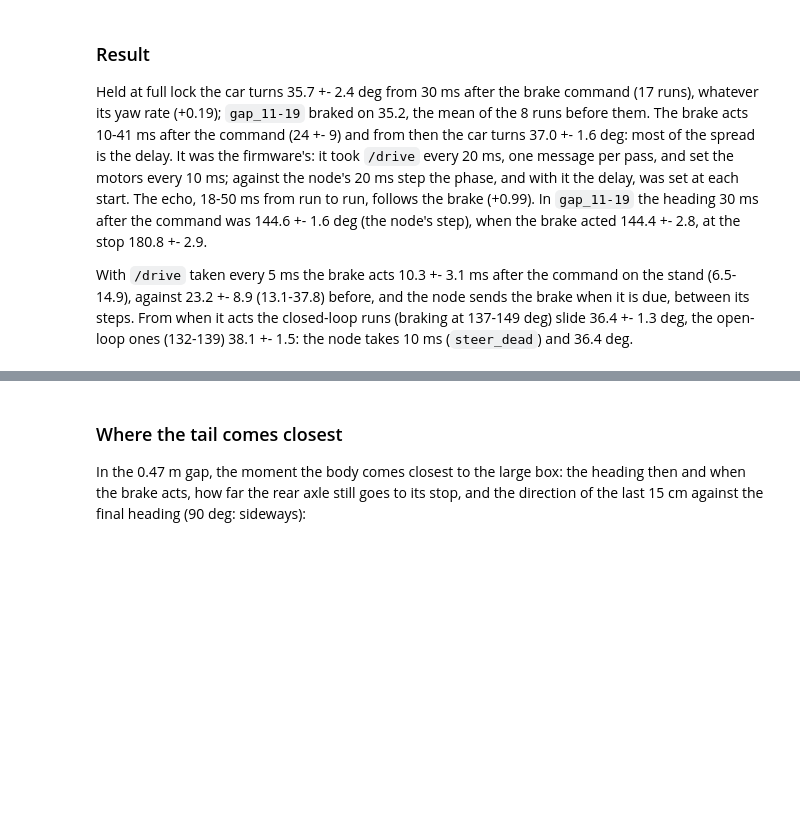
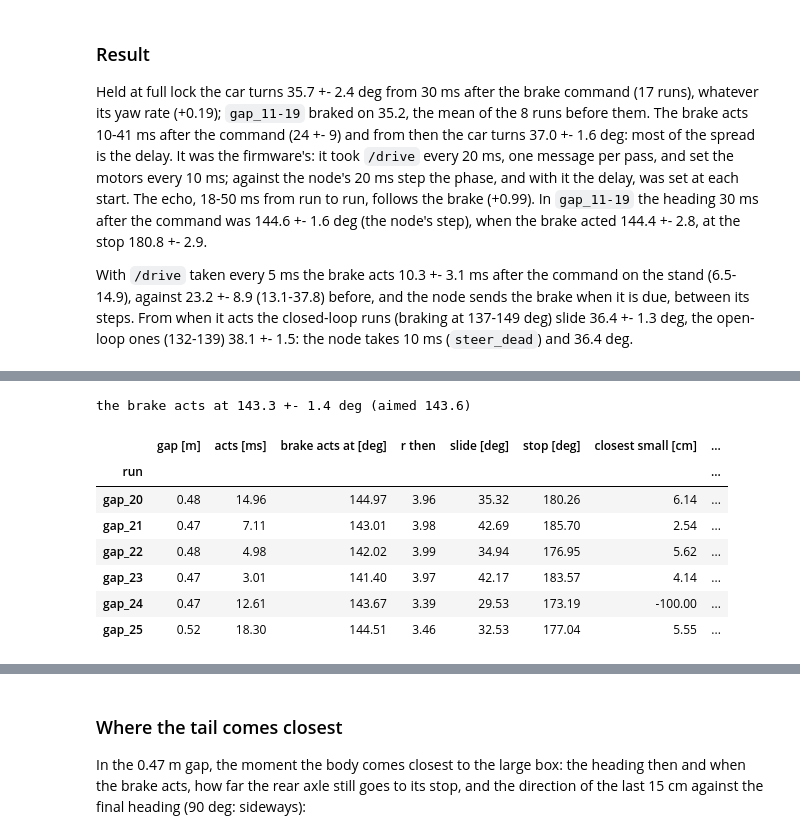
Before and after one commit to Gelminaio/drift-mpc-ackermann, a Jupyter notebook: notebooks/sideways.ipynb, the cells around one changed output, grey strips where cells are left out. Cells and saved outputs as stored; diff of their text form; code cells hidden in the pictures; blank space fills up the shorter version.

Commit message:
analysis: gap_20-25 and the slide steering

```diff
--- a/notebooks/sideways.ipynb
+++ b/notebooks/sideways.ipynb
@@ -627,0 +634,24 @@ the node takes 10 ms (`steer_dead`) and 36.4 deg.
+# %%
+rows = []
+for run_ in [f'gap_{i}' for i in range(20, 26)]:
+    tb, acts = brake_acts(run_)
+    g = read(run_, 'gyro_path').assign(t=lambda x: x['t'] - 0.055)
+    psi = np.degrees(g['psi'])
+    row = {'run': run_, 'gap [m]': gap_at_rest(run_)[1][0] - gap_at_rest(run_)[0][1], 'acts [ms]': 1000 * acts,
+           'brake acts at [deg]': np.interp(tb + acts, g['t'], psi), 'r then': np.interp(tb + acts, g['t'], g['r']),
+           'slide [deg]': psi.iloc[-1] - np.interp(tb + acts, g['t'], psi)}
+    row.update({k: v for k, v in clearance(run_, *gap_at_rest(run_)).items() if k in ('stop [deg]', 'closest small [cm]', 'closest large [cm]')})
+    rows.append(row)
+fw = pd.DataFrame(rows).set_index('run')
+print(f'the brake acts at {fw["brake acts at [deg]"].mean():.1f} +- {fw["brake acts at [deg]"].std():.1f} deg (aimed {180 - 36.4:.1f})')
+fw.round(2)
+# %% [output]
+the brake acts at 143.3 +- 1.4 deg (aimed 143.6)
+|  | gap [m] | acts [ms] | brake acts at [deg] | r then | slide [deg] | stop [deg] | closest small [cm] | ... |
+| run |  |  |  |  |  |  |  | ... |
+| gap_20 | 0.48 | 14.96 | 144.97 | 3.96 | 35.32 | 180.26 | 6.14 | ... |
+| gap_21 | 0.47 | 7.11 | 143.01 | 3.98 | 42.69 | 185.70 | 2.54 | ... |
+| gap_22 | 0.48 | 4.98 | 142.02 | 3.99 | 34.94 | 176.95 | 5.62 | ... |
+| gap_23 | 0.47 | 3.01 | 141.40 | 3.97 | 42.17 | 183.57 | 4.14 | ... |
+| gap_24 | 0.47 | 12.61 | 143.67 | 3.39 | 29.53 | 173.19 | -100.00 | ... |
+| gap_25 | 0.52 | 18.30 | 144.51 | 3.46 | 32.53 | 177.04 | 5.55 | ... |
```
Also changed, not shown: parts of 7 cells of this notebook.
